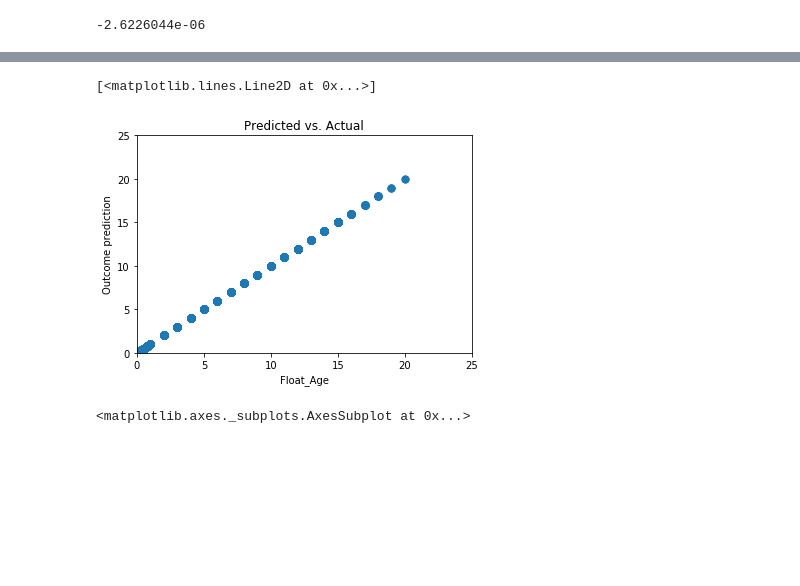
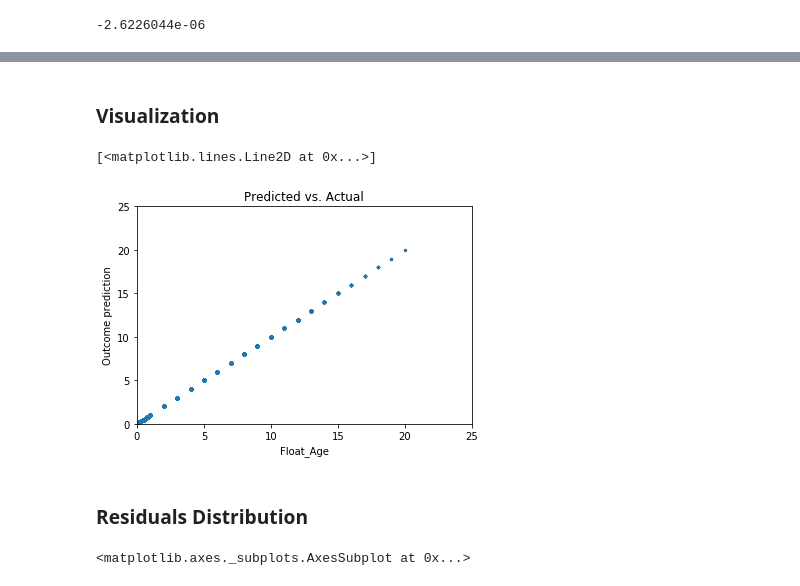
Before and after one commit to Jaket2030/Animals, a Jupyter notebook: shelter_animals_outcome .ipynb, the cells around one changed output, grey strips where cells are left out. Cells and saved outputs as stored; diff of their text form; code cells hidden in the pictures; blank space fills up the shorter version.

```diff
--- a/shelter_animals_outcome .ipynb
+++ b/shelter_animals_outcome .ipynb
@@ -541,11 +553,15 @@ new_df_dummies['Outcome prediction'] = all_lm.predict(X)
+# %% [markdown]
+### Visualization
 # %%
 ax = new_df_dummies.plot('Float_Age', 'Outcome prediction',
-                     kind='scatter', s=50,
+                     kind='scatter', s=5,
                      xlim=[0, 25], ylim=[0, 25],
                      title='Predicted vs. Actual')
 ax.plot(np.linspace(40, 100, 2), np.linspace(40, 100, 2),
         linewidth=3, color='g')
 # %% [output]
 [<matplotlib.lines.Line2D at 0x...>]
-[figure, old version]
+[figure, new version]
+# %% [markdown]
+### Residuals Distribution
 # %%
```
Also changed, not shown: parts of 8 cells of this notebook.
